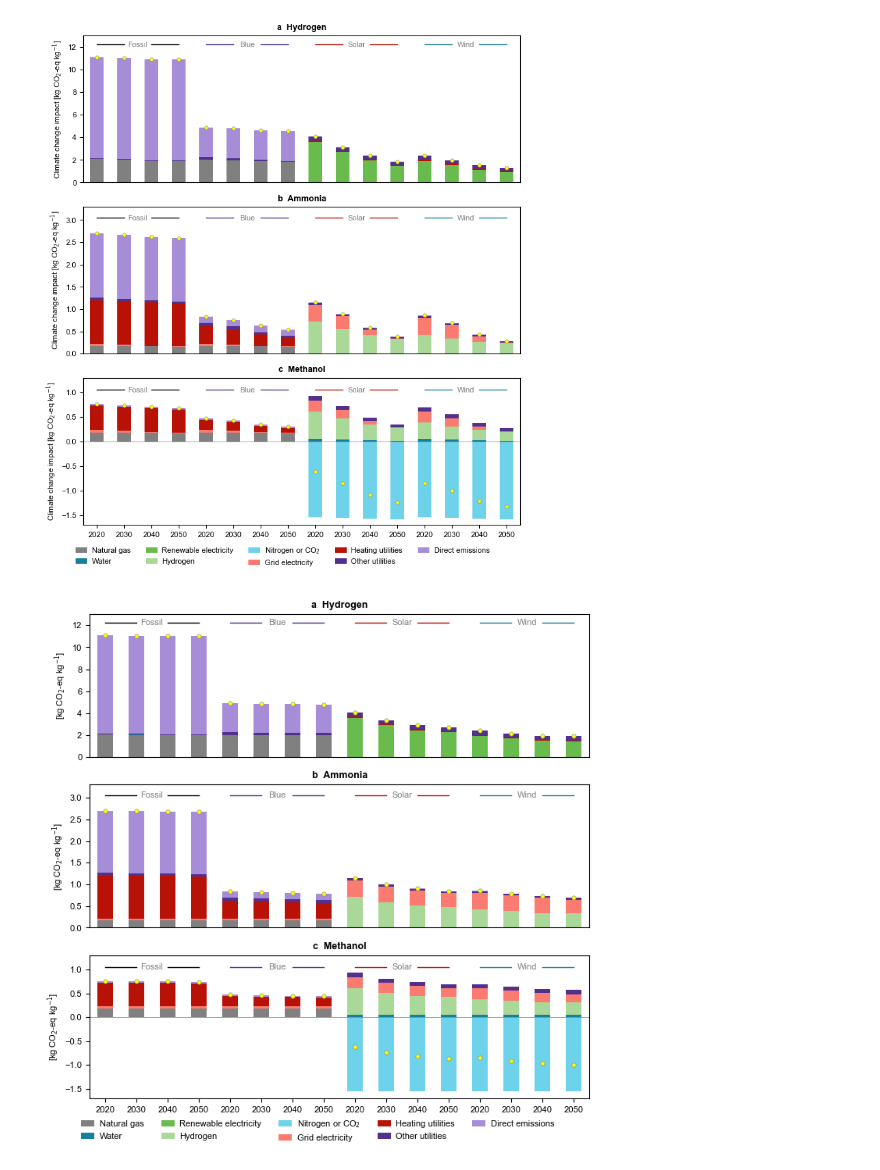
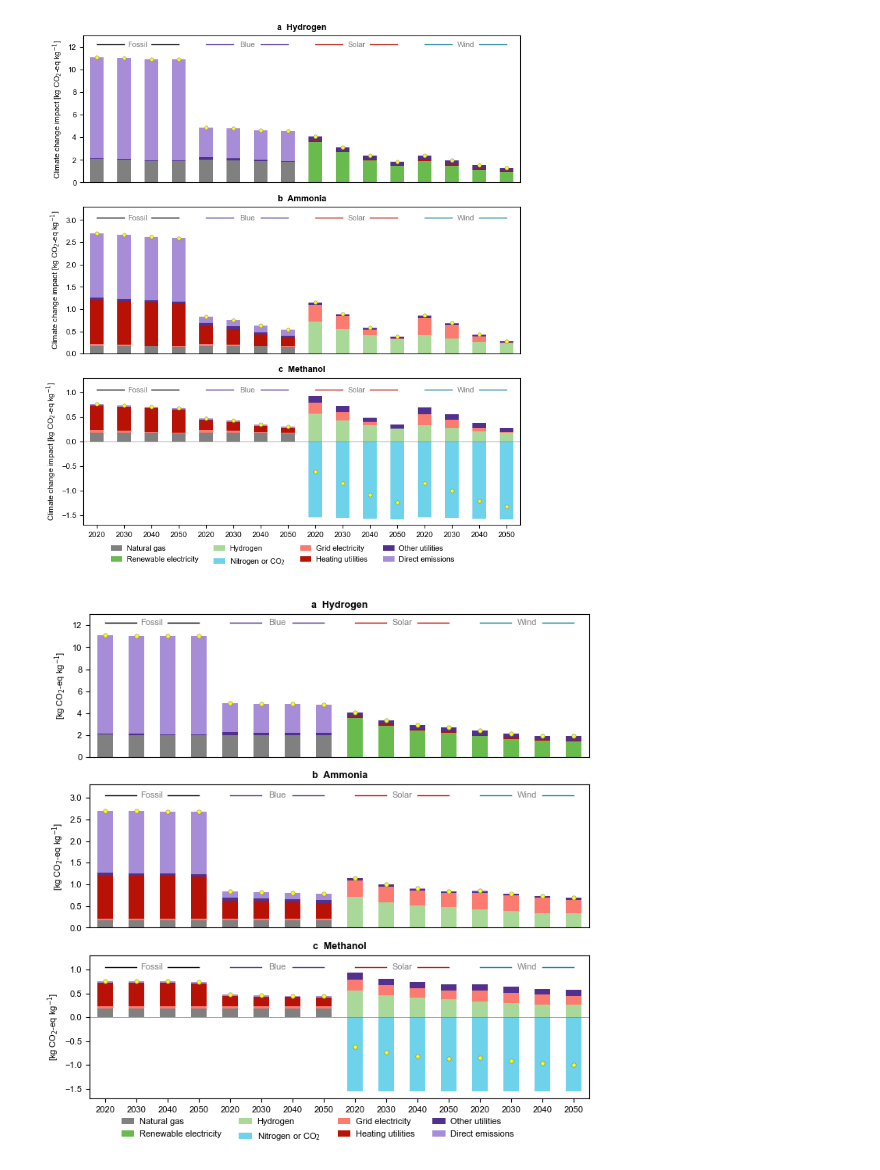
Before and after one commit to abhix2704/Prospective-LCA, a Jupyter notebook: Code/breakdownMainPlots.ipynb, the cells around one changed output. Saved outputs shown, nothing was run; the diff lists cells and outputs as text; code cells hidden in the pictures.

Commit message:
new breakdown plots

```diff
--- a/Code/breakdownMainPlots.ipynb
+++ b/Code/breakdownMainPlots.ipynb
@@ -94,41 +94,37 @@ def breakdown_plots(chemical, originalDF, sensitivityDF, ax):
         columns_to_drop = [col for col in df_plot.columns if 'hydrogen' in col and 'carbon dioxide' not in col]
         df_plot = df_plot.drop(columns = columns_to_drop)
         naturalGasCols = df_plot.columns[df_plot.columns.str.contains('market group for natural gas, high pressure')]
-        waterCols = df_plot.columns[df_plot.columns.str.contains('market for water, deionised')]
         directEmissionsCols = df_plot.columns[df_plot.columns.str.contains('direct emissions')]
         gridElectricityCols = df_plot.columns[df_plot.columns.str.contains('market group for electricity, high voltage')]
         nitrogenCols = []
         renewableElecCols = df_plot.columns[df_plot.columns.str.contains('photovoltaic') | df_plot.columns.str.contains('onshore')]
         greenCols = []
         heatingCols = df_plot.columns[df_plot.columns.str.contains('heat')]
-        otherCols = list(set(df_plot.columns) - set(naturalGasCols) - set(waterCols) - set(directEmissionsCols) - set(gridElectricityCols) - set(renewableElecCols) - set(heatingCols))
+        otherCols = list(set(df_plot.columns) - set(naturalGasCols) - set(directEmissionsCols) - set(gridElectricityCols) - set(renewableElecCols) - set(heatingCols))
     elif chemical == 'ammonia':
         columns_to_drop = [col for col in df_plot.columns if 'ammonia' in col and 'catalyst' not in col]
         df_plot = df_plot.drop(columns = columns_to_drop)
         naturalGasCols = df_plot.columns[df_plot.columns.str.contains('market for natural gas, high pressure')]
-        waterCols = df_plot.columns[df_plot.columns.str.contains('market for tap water')]
         directEmissionsCols = df_plot.columns[df_plot.columns.str.contains('direct emissions')]
         gridElectricityCols = df_plot.columns[df_plot.columns.str.contains('market group for electricity, high voltage')]
         nitrogenCols = df_plot.columns[df_plot.columns.str.contains('nitrogen')]
         renewableElecCols = []
         greenCols = df_plot.columns[df_plot.columns.str.contains('hydrogen')]
         heatingCols = df_plot.columns[df_plot.columns.str.contains('heat')]
-        otherCols = list(set(df_plot.columns) - set(naturalGasCols) - set(waterCols) - set(directEmissionsCols) - set(gridElectricityCols) - set(greenCols) - set(nitrogenCols) - set(heatingCols))
+        otherCols = list(set(df_plot.columns) - set(naturalGasCols) - set(directEmissionsCols) - set(gridElectricityCols) - set(greenCols) - set(nitrogenCols) - set(heatingCols))
     elif chemical == 'methanol':
         columns_to_drop = [col for col in df_plot.columns if 'methanol, BAU' in col or 'methanol synthesis' in col or 'methanol, blue' in col]
         df_plot = df_plot.drop(columns = columns_to_drop)
         naturalGasCols = df_plot.columns[df_plot.columns.str.contains('market for natural gas, high pressure')]
-        waterCols = df_plot.columns[df_plot.columns.str.contains('market for tap water') | df_plot.columns.str.contains('market for water, deionised')]
         directEmissionsCols = df_plot.columns[df_plot.columns.str.contains('direct emissions')]
         gridElectricityCols = df_plot.columns[df_plot.columns.str.contains('market group for electricity, high voltage') | df_plot.columns.str.contains('market group for electricity, low voltage')]
         nitrogenCols = df_plot.columns[df_plot.columns.str.contains('carbon dioxide')]
         renewableElecCols = []
         greenCols = df_plot.columns[df_plot.columns.str.contains('hydrogen')]
         heatingCols = df_plot.columns[df_plot.columns.str.contains('heat') & ~df_plot.columns.str.contains('pump')]
-        otherCols = list(set(df_plot.columns) - set(naturalGasCols) - set(waterCols) - set(directEmissionsCols) - set(gridElectricityCols) - set(greenCols) - set(nitrogenCols) - set(heatingCols))
+        otherCols = list(set(df_plot.columns) - set(naturalGasCols) - set(directEmissionsCols) - set(gridElectricityCols) - set(greenCols) - set(nitrogenCols) - set(heatingCols))
 
     df_plot_new['Natural gas'] = df_plot[naturalGasCols].sum(axis = 1)
-    df_plot_new['Water'] = df_plot[waterCols].sum(axis = 1)
     df_plot_new['Renewable electricity'] = df_plot[renewableElecCols].sum(axis = 1)
     df_plot_new['Hydrogen'] = df_plot[greenCols].sum(axis = 1)
     df_plot_new['Nitrogen'] = df_plot[nitrogenCols].sum(axis = 1)
@@ -145,7 +141,7 @@ def breakdown_plots(chemical, originalDF, sensitivityDF, ax):
 
     df_rearranged = df_plot_new.iloc[new_order]
 
-    colors = ['#808080', '#167f99', '#6abb4d', '#a9d898', '#6dd2ea', '#fb7b71', '#b71205', '#52318e', '#a78dd8']
+    colors = ['#808080', '#6abb4d', '#a9d898', '#6dd2ea', '#fb7b71', '#b71205', '#52318e', '#a78dd8']
     df_plot_new.plot(kind = 'bar', stacked = True, ax = ax, color = colors)
     ax.scatter(xPts, df_plot_new.sum(axis = 1), facecolor = 'yellow', edgecolors = '#808080', s = 15, linewidths = 0.4, zorder = 5)
     sum = df_plot_new.sum(axis = 1).reset_index(drop = True)
@@ -219,8 +215,8 @@ for i in range(0, len(x_values)):
     ax3.plot([x_values[i], x_values[i] + 1], [y_value, y_value], linestyle = '-', linewidth = 1, color = colors[i])
 
 handles, labels = ax3.get_legend_handles_labels()
-labels[4] = 'Nitrogen or CO$_\mathrm{2}$'
-legend = fig.legend(handles, labels, loc = 'lower center', bbox_to_anchor = (0.5, -0.05), frameon = False, ncol = 5, handletextpad = 0.1)
+labels[3] = 'Nitrogen or CO$_\mathrm{2}$'
+legend = fig.legend(handles, labels, loc = 'lower center', bbox_to_anchor = (0.5, -0.05), frameon = False, ncol = 4, handletextpad = 0.1)
 for i in range(0, len(legend.legend_handles)):
     legend.legend_handles[i].set_width(12)
 
@@ -228,7 +224,7 @@ filepath = os.path.join('..', 'Plots', 'Phase 2', 'Breakdown', 'Breakdown RCP26
 plt.savefig(filepath + '.png', format = 'png', bbox_inches = 'tight', dpi = 600)
 plt.savefig(filepath + '.svg', format = 'svg', bbox_inches = 'tight', dpi = 600)
 # %% [output]
-[figure, old version]
+[figure, new version]
 # %%
 fig, (ax1, ax2, ax3) = plt.subplots(3, 1, figsize = (fig_length[2], fig_height*0.7))
 
@@ -262,36 +258,36 @@ ax2.text(9.5, 3, 'Solar', ha = 'center', color = '#808080')
 ax2.text(13.5, 3, 'Wind', ha = 'center', color = '#808080')
 ax2.set_ylim(0, 3.3)
 
 y_value = 3.05
 for i in range(0, len(x_values)):
     ax2.plot([x_values[i], x_values[i] + 1], [y_value, y_value], linestyle = '-', linewidth = 1, color = colors[i])
 
 breakdown_plots('methanol', methanolRCP6DF, methanolSensitivity, ax3)
 ax3.set_ylabel('[kg CO$_\mathrm{2}$-eq kg$^\mathrm{-1}$]')
 ax3.set_title('c  Methanol', color = 'black', fontsize = fontsize_title, fontweight = 'bold')
 ax3.set_xticks(xPts)
 ax3.set_xticklabels(['2020', '2030', '2040', '2050']*4, rotation = 0, ha = 'center')
 ax3.text(1.5, 1.0, 'Fossil', ha = 'center', color = '#808080')
 ax3.text(5.5, 1.0, 'Blue', ha = 'center', color = '#808080')
 ax3.text(9.5, 1.0, 'Solar', ha = 'center', color = '#808080')
 ax3.text(13.5, 1.0, 'Wind', ha = 'center', color = '#808080')
 ax3.set_ylim(-1.7, 1.3)
 
 y_value = 1.05
 for i in range(0, len(x_values)):
     ax3.plot([x_values[i], x_values[i] + 1], [y_value, y_value], linestyle = '-', linewidth = 1, color = colors[i])
 
 handles, labels = ax3.get_legend_handles_labels()
-labels[4] = 'Nitrogen or CO$_\mathrm{2}$'
-legend = fig.legend(handles, labels, loc = 'lower center', bbox_to_anchor = (0.5, -0.05), frameon = False, ncol = 5, handletextpad = 0.1)
+labels[3] = 'Nitrogen or CO$_\mathrm{2}$'
+legend = fig.legend(handles, labels, loc = 'lower center', bbox_to_anchor = (0.5, -0.05), frameon = False, ncol = 4, handletextpad = 0.1)
 for i in range(0, len(legend.legend_handles)):
     legend.legend_handles[i].set_width(12)
 
 filepath = os.path.join('..', 'Plots', 'Phase 2', 'Breakdown', 'Breakdown RCP6 main')
 plt.savefig(filepath + '.png', format = 'png', bbox_inches = 'tight', dpi = 600)
 plt.savefig(filepath + '.svg', format = 'svg', bbox_inches = 'tight', dpi = 600)
 # %% [output]
-[figure, old version]
+[figure, new version]
 # %%
 fig, (ax1, ax2, ax3) = plt.subplots(3, 1, figsize = (fig_length[2], fig_height*0.7))
 
```
Also changed, not shown: parts of 1 cell of this notebook, 6 other files.
